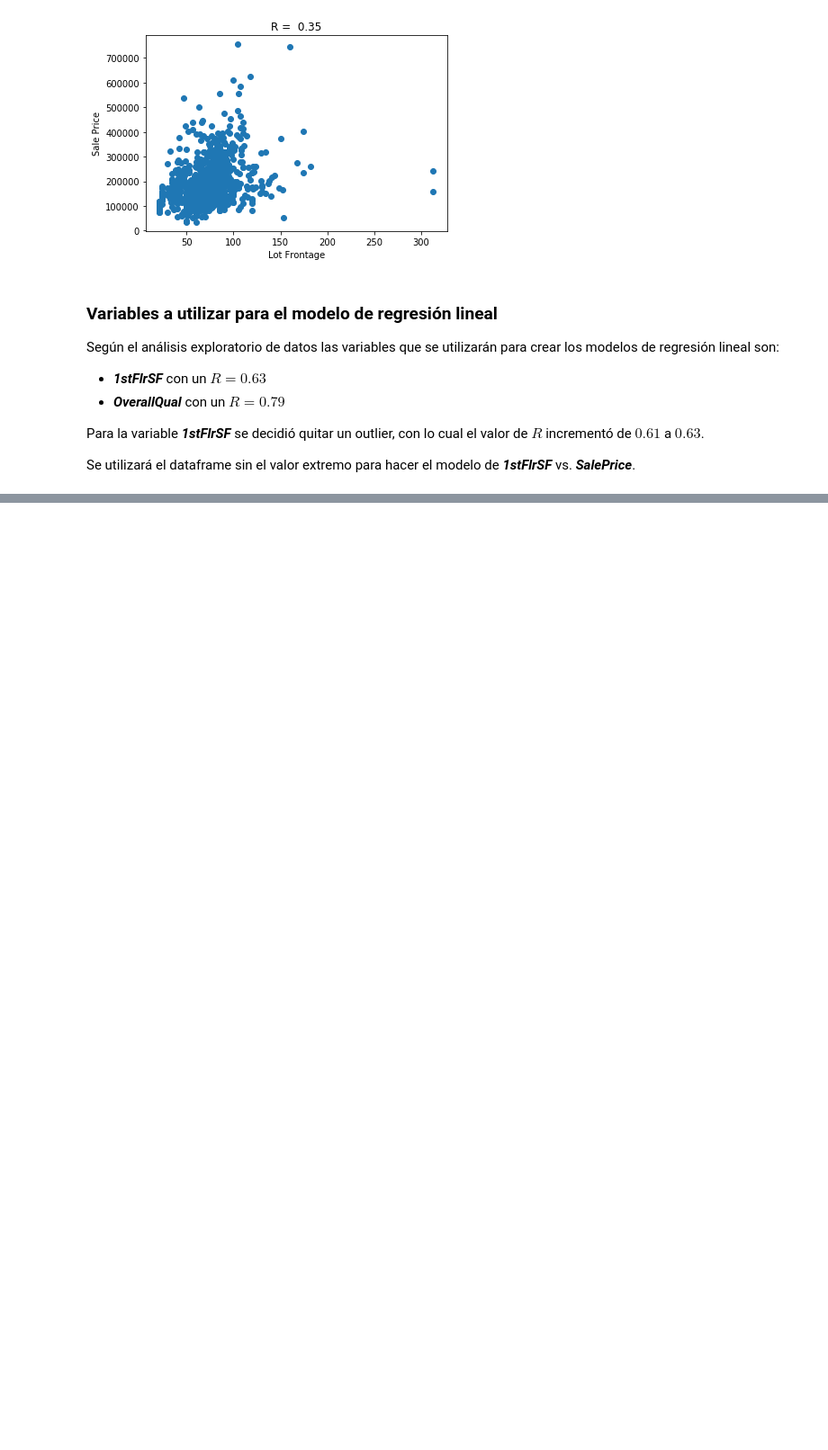
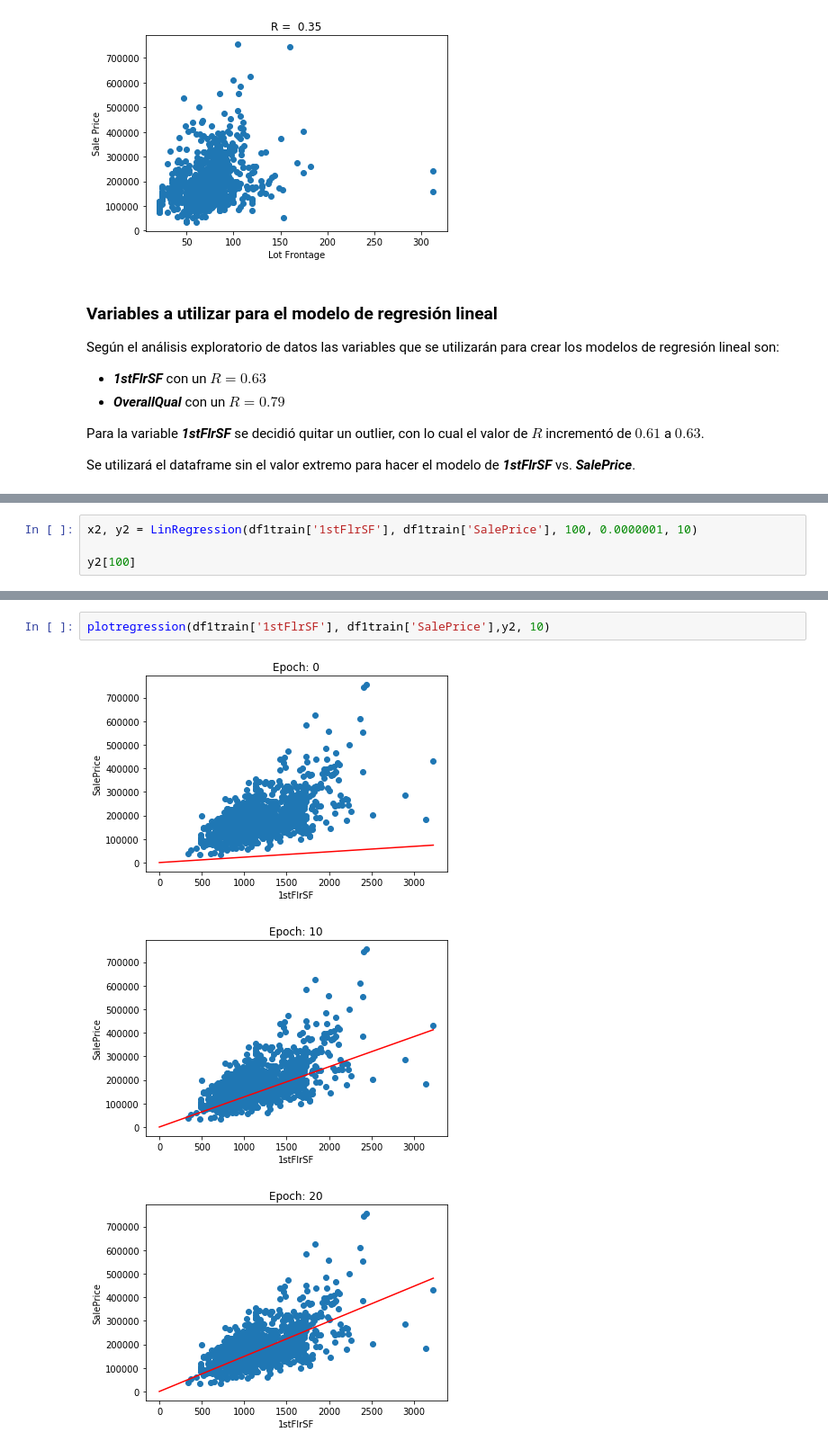
Before and after one commit to jpcarranza94/MSc_regresionlineal, a Jupyter notebook: regresion_lineal.ipynb, the cells around one changed output, grey strips where cells are left out. Shown: that part at 90% size. Drawn from its saved outputs; the diff is of its cells as text; blank space fills up the shorter version.

```diff
--- a/regresion_lineal.ipynb
+++ b/regresion_lineal.ipynb
@@ -283,0 +398,4 @@ Se utilizará el dataframe sin el valor extremo para hacer el modelo de ***1stFl
+# %%
+x2, y2 = LinRegression(df1train['1stFlrSF'], df1train['SalePrice'], 100, 0.0000001, 10)
+
+y2[100]
@@ -283,0 +415,6 @@ Se utilizará el dataframe sin el valor extremo para hacer el modelo de ***1stFl
+# %%
+plotregression(df1train['1stFlrSF'], df1train['SalePrice'],y2, 10)
+# %% [output]
+[figure, added]
+[figure, added]
+[figure, added]
```
Also changed, not shown: parts of 16 cells of this notebook.
